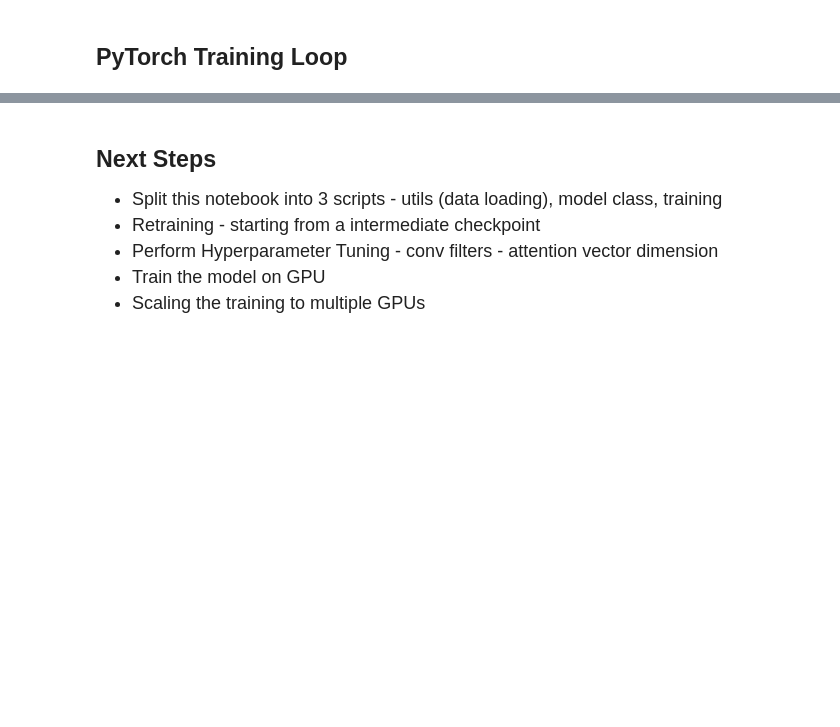
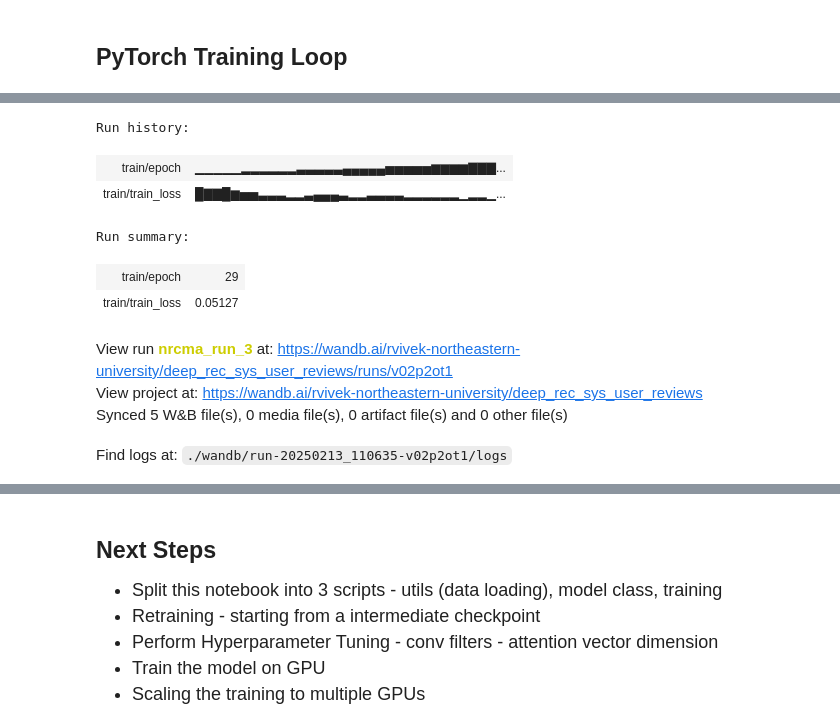
Before and after one commit to vivek-rd/deep-rec-sys-amazon-reviews, a Jupyter notebook: modeling/NRCMA.ipynb, the cells around one changed output, grey strips where cells are left out. Cells and saved outputs as stored; diff of their text form; code cells hidden in the pictures; blank space fills up the shorter version.

```diff
--- a/modeling/NRCMA.ipynb
+++ b/modeling/NRCMA.ipynb
@@ -138,8 +139,8 @@ wandb_project = 'deep_rec_sys_user_reviews'
 # %%
 run = wandb.init(project=wandb_project,
                  config=config,
-                 tags=["run_without_batches", "overfitting_single_set"],
-                 name="nrcma_run_2",
-                 notes="This is the second run of NRCMA! Trying to see if we can overfit a single set of 1000 records!!")
+                 tags=["run_with_batches", "testing_multiple_batches"],
+                 name="nrcma_run_4",
+                 notes="This is the fourth run of NRCMA! Trying to see if we can fit and learn 100 batches!!")
 # %% [output]
 Tracking run with wandb version 0.19.6
@@ -421,0 +457,3 @@ Wall time: 4min 10s
+# %%
+run.finish()
+# %% [output]
@@ -421,0 +461,10 @@ Wall time: 4min 10s
+Run history:
+| train/epoch | ▁▁▁▁▁▂▂▂▂▂▂▃▃▃▃▃▄▄▄▄▄▅▅▅▅▅▆▆▆▆▇▇▇... |
+| train/train_loss | █▇▇█▆▅▅▃▃▃▂▂▃▄▄▄▃▂▂▃▃▃▃▂▂▂▂▂▂▁▂▂▁... |
+Run summary:
+| train/epoch | 29 |
+| train/train_loss | 0.05127 |
+View run nrcma_run_3 at: https://wandb.ai/rvivek-northeastern-university/deep_rec_sys_user_reviews/runs/v02p2ot1
+View project at: https://wandb.ai/rvivek-northeastern-university/deep_rec_sys_user_reviews
+Synced 5 W&B file(s), 0 media file(s), 0 artifact file(s) and 0 other file(s)
+Find logs at: ./wandb/run-20250213_110635-v02p2ot1/logs
```
Also changed, not shown: parts of 17 cells of this notebook, 1 other file.
